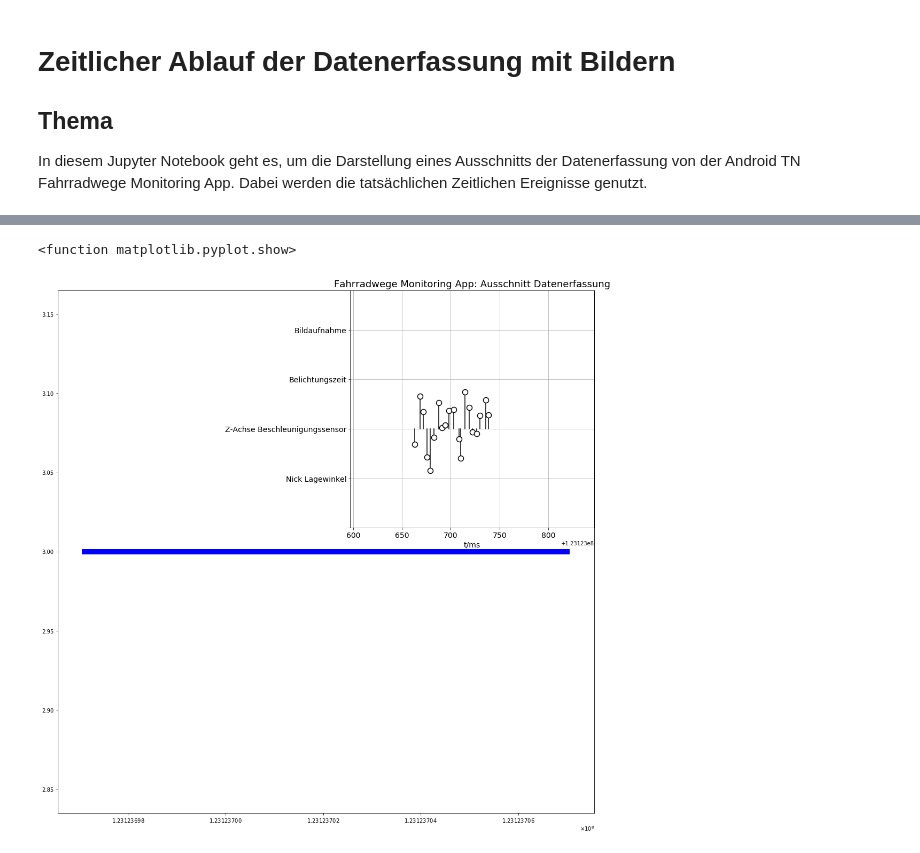
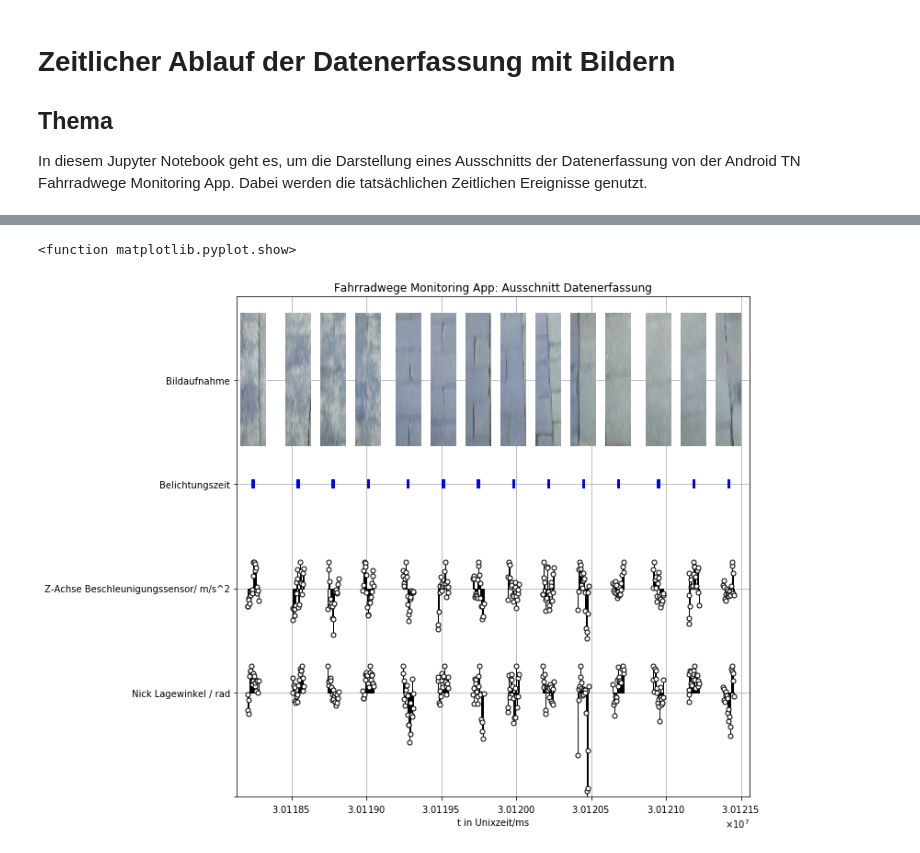
Before and after one commit to SandGreif/FahrradwegeKlassifizierung, a Jupyter notebook: datenvisualisierung/gatheringSequenceWithImages.ipynb, the cells around one changed output, grey strips where cells are left out. Cells and saved outputs as stored; diff of their text form; code cells hidden in the pictures.

Commit message:
hinzugefügt Index Suche um Diagramm zu plotten in welchem sich die Zeitfenster überschneiden

```diff
--- a/datenvisualisierung/gatheringSequenceWithImages.ipynb
+++ b/datenvisualisierung/gatheringSequenceWithImages.ipynb
@@ -21,6 +21,6 @@ from mpl_toolkits.axes_grid1 import ImageGrid
 from matplotlib.offsetbox import (TextArea, DrawingArea, OffsetImage,AnnotationBbox)
 # %%
 # Lesen der Merkmale
-featuresDf = pandas.read_csv("../daten/merkmale.csv")
+featuresDf = pandas.read_csv("../daten/merkmale_datensatz_15_bis_22/negativeUndPositiveMesswerte/merkmale.csv")
 featuresDf.describe()
 # %% [output]
@@ -57,18 +57,18 @@ Index(['Zeitstempel in Unixzeit', 'Breitengrad', 'Laengengrad',
 # %%
 %%time
 # Lade Messwerte
-accXDf = pandas.read_csv("../daten/x-Achse-Beschleunigungswerte.csv")
+accXDf = pandas.read_csv("../daten/merkmale_datensatz_15_bis_22/negativeUndPositiveMesswerte/xAchseBeschleunigungswerte.csv")
 accXDf.drop(['index'],axis=1 ,inplace=True)
-accYDf = pandas.read_csv("../daten/y-Achse-Beschleunigungswerte.csv")
+accYDf = pandas.read_csv("../daten/merkmale_datensatz_15_bis_22/negativeUndPositiveMesswerte/yAchseBeschleunigungswerte.csv")
 accYDf.drop(['index'],axis=1 ,inplace=True)
-accZDf = pandas.read_csv("../daten/z-Achse-Beschleunigungswerte.csv")
+accZDf = pandas.read_csv("../daten/merkmale_datensatz_15_bis_22/negativeUndPositiveMesswerte/zAchseBeschleunigungswerte.csv")
 accZDf.drop(['index'],axis=1 ,inplace=True)
-pitchDf = pandas.read_csv("../daten/nick-Messwerte.csv")
+pitchDf = pandas.read_csv("../daten/merkmale_datensatz_15_bis_22/negativeUndPositiveMesswerte/nickMesswerte.csv")
 pitchDf.drop(['index'],axis=1 ,inplace=True)
-rollDf = pandas.read_csv("../daten/roll-Messwerte.csv")
+rollDf = pandas.read_csv("../daten/merkmale_datensatz_15_bis_22/negativeUndPositiveMesswerte/rollMesswerte.csv")
 rollDf.drop(['index'],axis=1 ,inplace=True)
-azimuthDf = pandas.read_csv("../daten/azimuth-Messwerte.csv")
+azimuthDf = pandas.read_csv("../daten/merkmale_datensatz_15_bis_22/negativeUndPositiveMesswerte/azimuthMesswerte.csv")
 azimuthDf.drop(['index'],axis=1 ,inplace=True)
-sensorTimestampsDf = pandas.read_csv("../daten/sensorevent-Zeitstempel.csv")
+sensorTimestampsDf = pandas.read_csv("../daten/merkmale_datensatz_15_bis_22/negativeUndPositiveMesswerte/sensoreventZeitstempel.csv")
 sensorTimestampsDf.drop(['index'],axis=1 ,inplace=True)
 # %% [output]
@@ -147,55 +147,60 @@ sensorTimestampsDf.iloc[row].dropna()
 Name: 420, dtype: float64
 # %%
 # Plot mit Gantt-Diagram
-fig, ax = plt.subplots(figsize=(18,18))
+fig, ax = plt.subplots(figsize=(10,10))
 i = 0
-numberImages = 1
+numberImages = 14
 while i < numberImages:
         # Plot Belichtungszeit
         ax.hlines(xmin=featuresDf['Start der Belichtung in ns seit Start der JVM'].iloc[row+i]/1000000,
                     xmax=featuresDf['Start der Belichtung in ns seit Start der JVM'].iloc[row+i]/1000000+featuresDf['Belichtungszeit in ns'].iloc[row+i]/1000000,y=3, colors='blue', lw=10)
+        # Z-Achse Beschleunigung
+        (markers, stemlines, baseline) = ax.stem((sensorTimestampsDf.iloc[row+i].dropna()+featuresDf['Start des Zeitfensters in ns seit Start der JVM'].iloc[row+i])/1000000,
+                                                 ((accZDf.iloc[row+i].dropna())/accZDf.iloc[row+i].max())*0.25+2, 'k-', bottom=2.0, basefmt='None', markerfmt='wo')
+        plt.setp(stemlines, linestyle='-', color='k', linewidth=1)
+        plt.setp(markers, markeredgecolor='k', markersize=5, markeredgewidth=1, zorder=3)
         # Nick Winkel Daten
-        ax2 = fig.add_subplot(2,2,2)
-        (markers, stemlines, baseline) = ax2.stem((sensorTimestampsDf.iloc[row+i].dropna()+featuresDf['Start des Zeitfensters in ns seit Start der JVM'].iloc[row+i])/1000000,
-                                                 pitchDf.iloc[row+i].dropna()+2, 'k-', bottom=2.0, basefmt='None', markerfmt='wo')
-        plt.setp(stemlines, linestyle='-', color='k', linewidth=1.5)
-        plt.setp(markers, markeredgecolor='k', markersize=10, markeredgewidth=1.5, zorder=3)
+        (markers, stemlines, baseline) = ax.stem((sensorTimestampsDf.iloc[row+i].dropna()+featuresDf['Start des Zeitfensters in ns seit Start der JVM'].iloc[row+i])/1000000,
+                                                 ((pitchDf.iloc[row+i].dropna())/pitchDf.iloc[row+i].max())*0.25+1, 'k-', bottom=1.0, basefmt='None', markerfmt='wo')
+        plt.setp(stemlines, linestyle='-', color='k', linewidth=1)
+        plt.setp(markers, markeredgecolor='k', markersize=5, markeredgewidth=1, zorder=3)
         # Plot Bildaufnahme
         xy = [(featuresDf['Start der Belichtung in ns seit Start der JVM'].iloc[row+i]+featuresDf['Belichtungszeit in ns'].iloc[row+i]/2)/1000000, 4]
-        imagebox = OffsetImage(images[row+i], zoom=0.8)
+        imagebox = OffsetImage(images[row+i], zoom=0.4)
         imagebox.image.axes = ax
         ab = AnnotationBbox(imagebox, xy,
                         xybox=(0., 0.),
                         xycoords='data',
                         boxcoords="offset points",
                         frameon=False
                         )
         ax.add_artist(ab)
         i = i + 1
+
 def formatter(y, pos):
     if y == 1:
-        return 'Nick Lagewinkel'
+        return 'Nick Lagewinkel / rad'
     if y == 2:
-        return 'Z-Achse Beschleunigungssensor'
+        return 'Z-Achse Beschleunigungssensor/ m/s^2'
     if y == 3:
         return 'Belichtungszeit'
     if y == 4:
         return 'Bildaufnahme'
     else:
         return ''
 
 ax.get_xaxis().get_major_formatter().set_useOffset(False)
 ax.xaxis.major.formatter._useMathText = True
 plt.gca().yaxis.set_major_formatter(ticker.FuncFormatter(formatter))
-plt.xlabel('t/ms',fontsize=14)
-plt.title('Fahrradwege Monitoring App: Ausschnitt Datenerfassung',fontsize=18)
+plt.xlabel('t in Unixzeit/ms')#,fontsize=14)
+plt.title('Fahrradwege Monitoring App: Ausschnitt Datenerfassung')#,fontsize=18)
 plt.grid()
-plt.yticks(fontsize=14)
-plt.xticks(fontsize=14)
+#plt.yticks(fontsize=14)
+#plt.xticks(fontsize=14)
 plt.ylim(0,4.8)
 plt.xlim(featuresDf['Start der Belichtung in ns seit Start der JVM'].iloc[row]/1000000-100,featuresDf['Start der Belichtung in ns seit Start der JVM'].iloc[row+i-1]/1000000+150)
-plt.rcParams["legend.fontsize"] = 14
+#plt.rcParams["legend.fontsize"] = 14
 plt.show
 # %% [output]
 <function matplotlib.pyplot.show>
-[figure, old version]
+[figure, new version]
```
Also changed, not shown: parts of 7 cells of this notebook.
